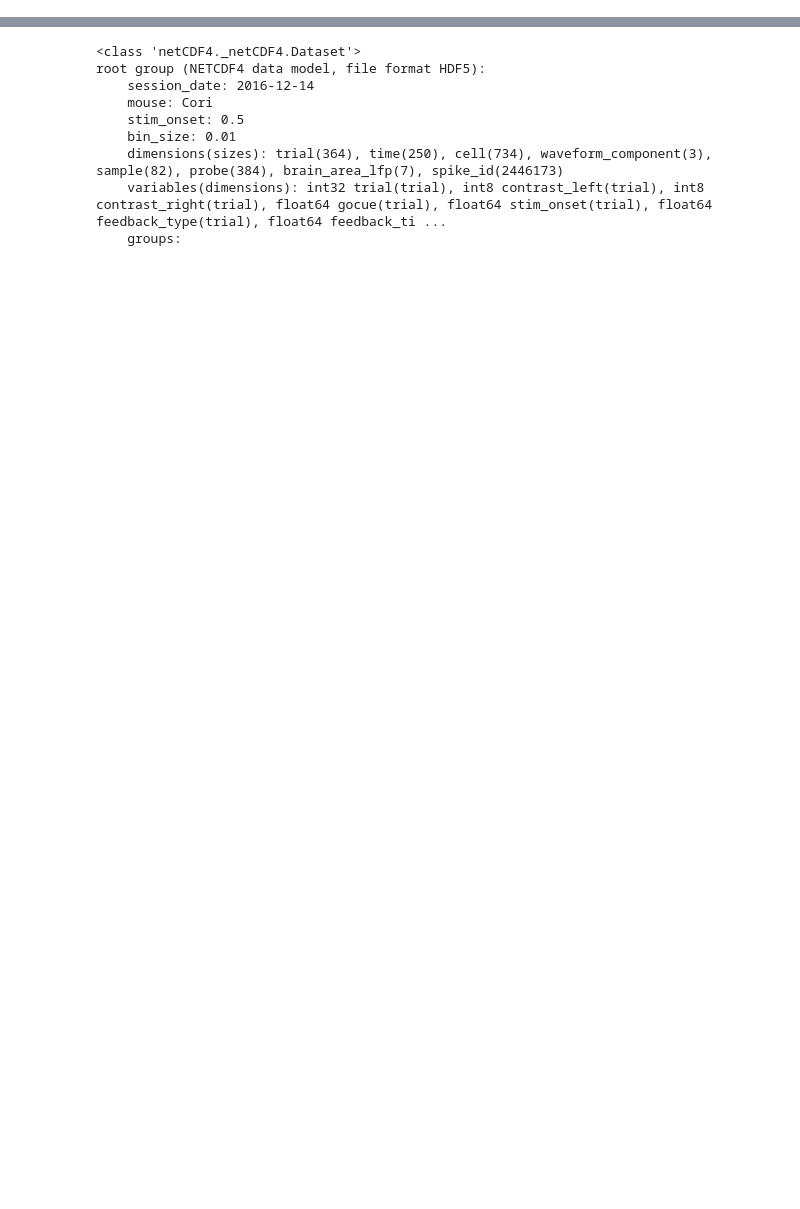
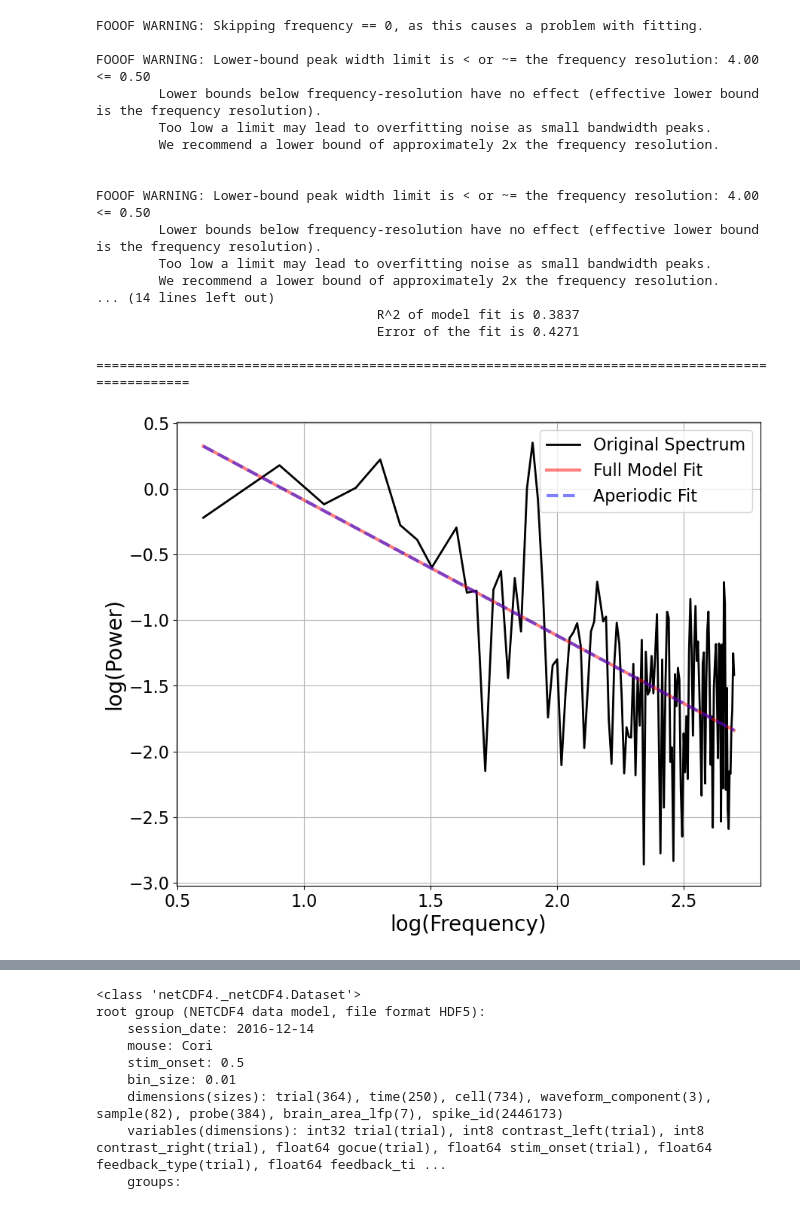
Before and after one commit to moritz-gerster/Hackathon2023, a Jupyter notebook: notebooks/playaround_steinmetz.ipynb, the cells around one changed output, grey strips where cells are left out. Saved outputs shown, nothing was run; the diff lists cells and outputs as text; code cells hidden in the pictures; blank space fills up the shorter version.

```diff
--- a/notebooks/playaround_steinmetz.ipynb
+++ b/notebooks/playaround_steinmetz.ipynb
@@ -11,0 +72,3 @@ data = nc.Dataset(data_path)
+# %%
+freqs, pwr = sig.welch(area_lfp[0], fs=1000, nperseg=area_lfp.shape[1])
+freqs
@@ -11,0 +107,23 @@ data = nc.Dataset(data_path)
+# %%
+fm = FOOOF(max_n_peaks=0)
+fm.fit(freqs, pwr[0])
+fm.report(plt_log=True)
+# %% [output]
+FOOOF WARNING: Skipping frequency == 0, as this causes a problem with fitting.
+
+FOOOF WARNING: Lower-bound peak width limit is < or ~= the frequency resolution: 4.00 <= 0.50
+        Lower bounds below frequency-resolution have no effect (effective lower bound is the frequency resolution).
+        Too low a limit may lead to overfitting noise as small bandwidth peaks.
+        We recommend a lower bound of approximately 2x the frequency resolution.
+
+
+FOOOF WARNING: Lower-bound peak width limit is < or ~= the frequency resolution: 4.00 <= 0.50
+        Lower bounds below frequency-resolution have no effect (effective lower bound is the frequency resolution).
+        Too low a limit may lead to overfitting noise as small bandwidth peaks.
+        We recommend a lower bound of approximately 2x the frequency resolution.
+... (14 lines left out)
+                                    R^2 of model fit is 0.3837
+                                    Error of the fit is 0.4271
+
+==================================================================================================
+[figure, added]
```
Also changed, not shown: parts of 31 cells of this notebook, 1 other file.
